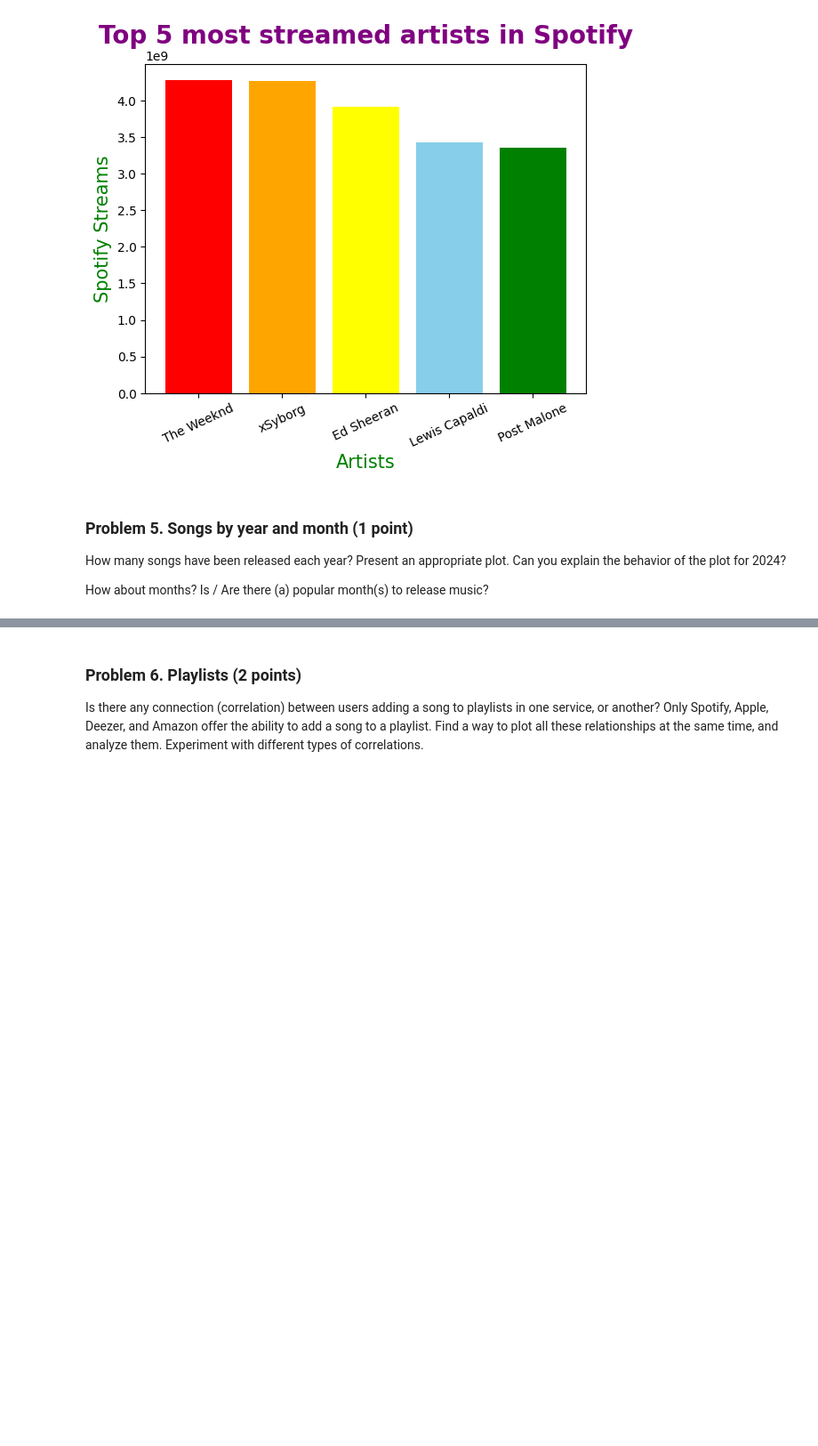
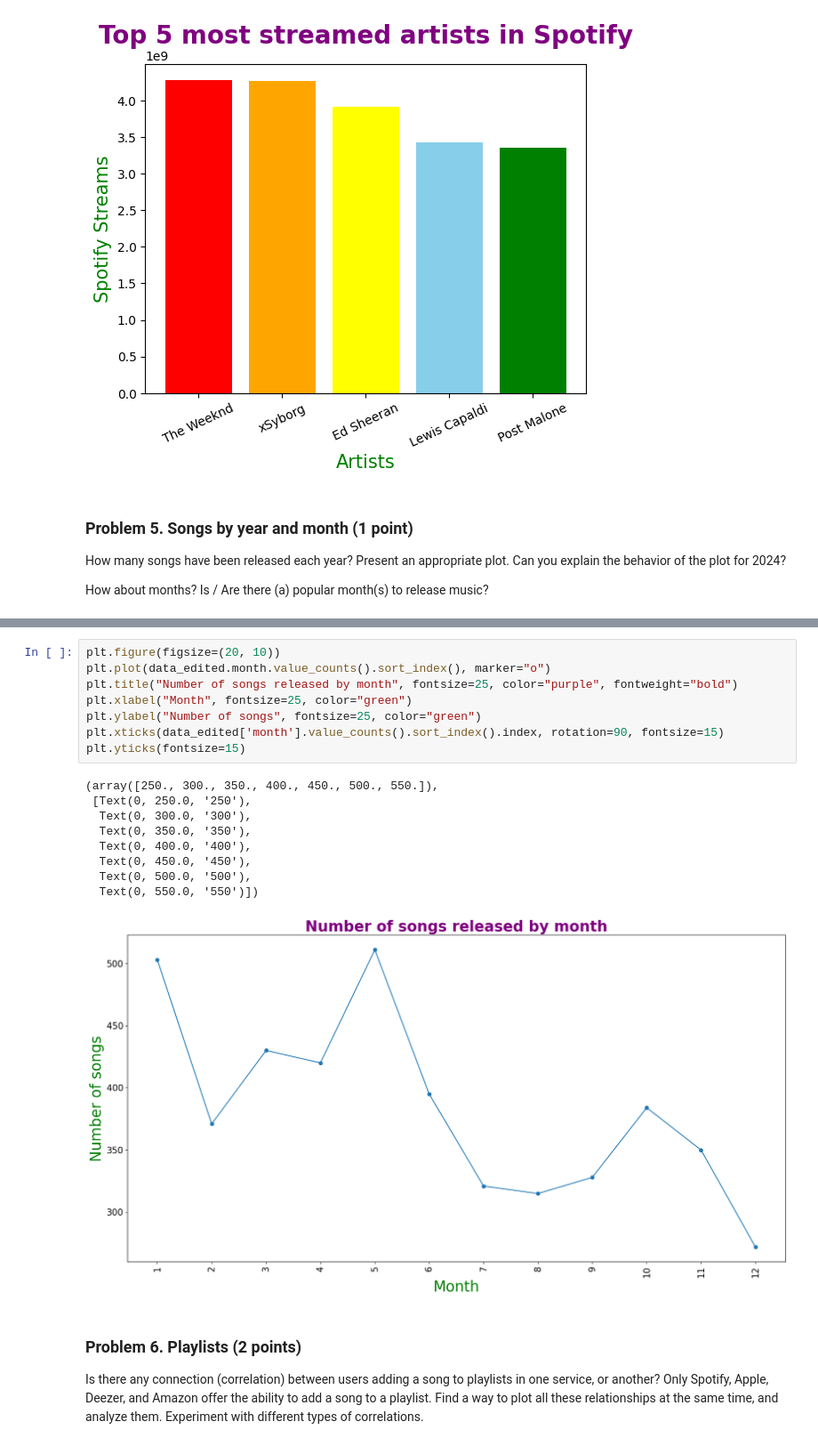
Before and after one commit to MurtadaAhmed/DataScience-Softuni, a Jupyter notebook: 5.Data Visualization. Exploratory Data Analysis/Data Visualization and EDA Lab.ipynb, the cells around one changed output, grey strips where cells are left out. Shown: that part at 89% size. Saved outputs shown, nothing was run; the diff lists cells and outputs as text; blank space fills up the shorter version.

```diff
--- a/5.Data Visualization. Exploratory Data Analysis/Data Visualization and EDA Lab.ipynb
+++ b/5.Data Visualization. Exploratory Data Analysis/Data Visualization and EDA Lab.ipynb
@@ -233,3 +387,21 @@ How about months? Is / Are there (a) popular month(s) to release music?
+# %%
+plt.figure(figsize=(20, 10))
+plt.plot(data_edited.month.value_counts().sort_index(), marker="o")
+plt.title("Number of songs released by month", fontsize=25, color="purple", fontweight="bold")
+plt.xlabel("Month", fontsize=25, color="green")
+plt.ylabel("Number of songs", fontsize=25, color="green")
+plt.xticks(data_edited['month'].value_counts().sort_index().index, rotation=90, fontsize=15)
+plt.yticks(fontsize=15)
+# %% [output]
+(array([250., 300., 350., 400., 450., 500., 550.]),
+ [Text(0, 250.0, '250'),
+  Text(0, 300.0, '300'),
+  Text(0, 350.0, '350'),
+  Text(0, 400.0, '400'),
+  Text(0, 450.0, '450'),
+  Text(0, 500.0, '500'),
+  Text(0, 550.0, '550')])
+[figure, added]
 # %% [markdown]
 ### Problem 6. Playlists (2 points)
 Is there any connection (correlation) between users adding a song to playlists in one service, or another? Only Spotify, Apple, Deezer, and Amazon offer the ability to add a song to a playlist. Find a way to plot all these relationships at the same time, and analyze them. Experiment with different types of correlations.
```
Also changed, not shown: parts of 30 cells of this notebook, 1 other file.
